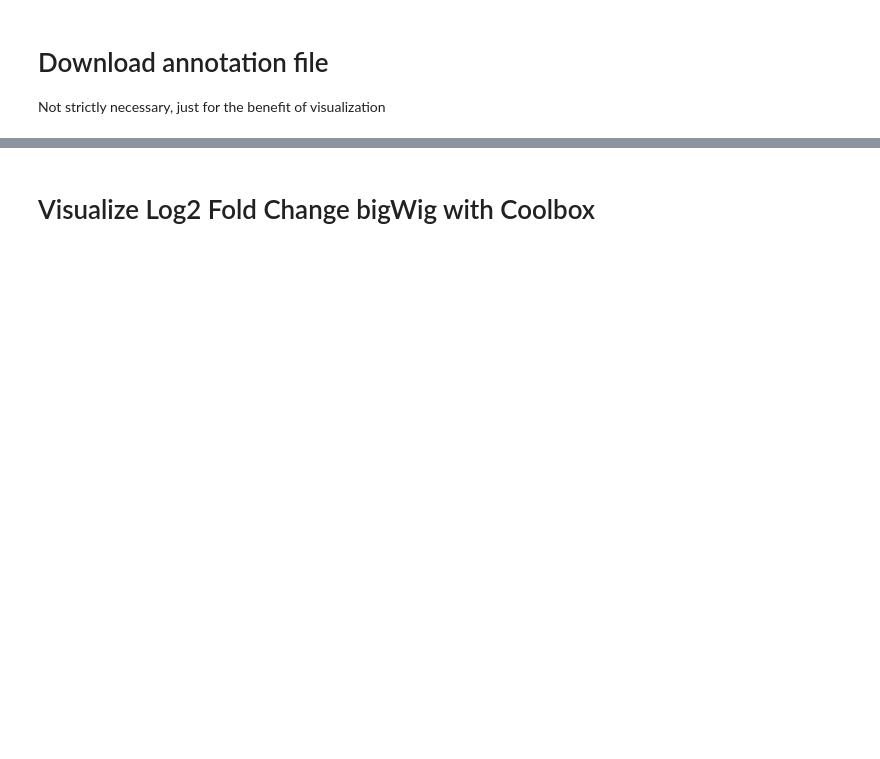
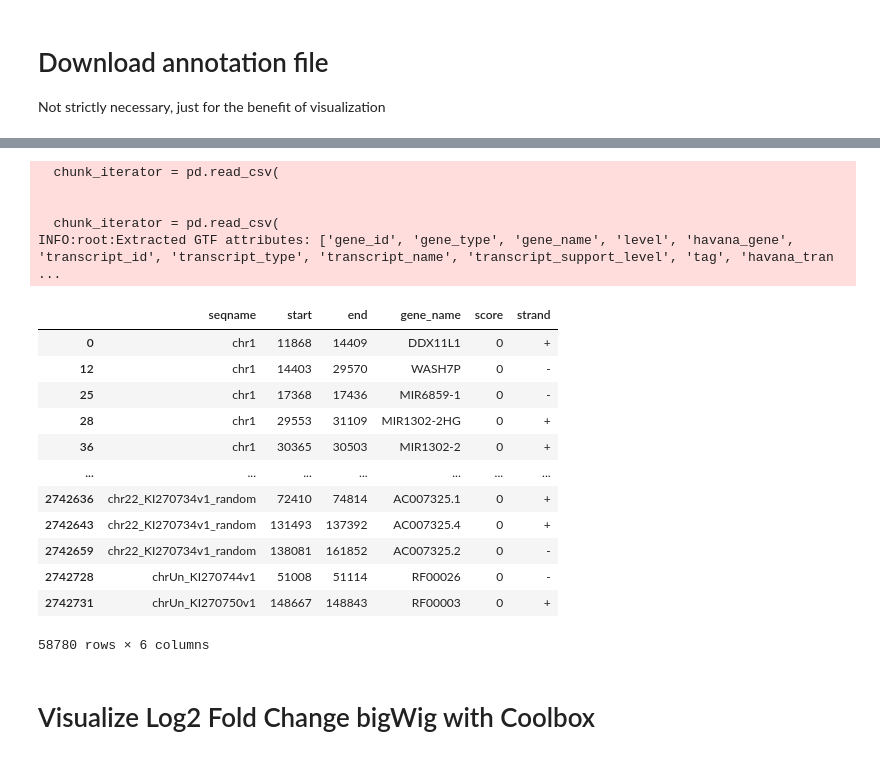
Before and after one commit to npdeloss/mepp, a Jupyter notebook: notebooks/Walkthrough_Motif_Centered_BigWig_Scored_Analysis.ipynb, the cells around one changed output, grey strips where cells are left out. Saved outputs shown, nothing was run; the diff lists cells and outputs as text; code cells hidden in the pictures; blank space fills up the shorter version.

```diff
--- a/notebooks/Walkthrough_Motif_Centered_BigWig_Scored_Analysis.ipynb
+++ b/notebooks/Walkthrough_Motif_Centered_BigWig_Scored_Analysis.ipynb
@@ -363,3 +394,30 @@ chr1    ensGene exon    13221   13374   .       +       .       gene_id "ENSG000
+# %%
+genes_df = read_gtf(genes_gtf_filepath)
+genes_df = genes_df[genes_df["feature"] == "gene"].copy()
+genes_df = genes_df[['seqname', 'start', 'end', 'gene_name', 'score', 'strand']].copy()
+genes_df['start'] = genes_df['start']-1
+genes_df['score'] = 0
+genes_df.to_csv(genes_bed_filepath, sep = '\t', index = False, header = None)
+genes_df
+# %% [output]
+  chunk_iterator = pd.read_csv(
+
+
+  chunk_iterator = pd.read_csv(
+INFO:root:Extracted GTF attributes: ['gene_id', 'gene_type', 'gene_name', 'level', 'havana_gene', 'transcript_id', 'transcript_type', 'transcript_name', 'transcript_support_level', 'tag', 'havana_tran ...
+|  | seqname | start | end | gene_name | score | strand |
+| 0 | chr1 | 11868 | 14409 | DDX11L1 | 0 | + |
+| 12 | chr1 | 14403 | 29570 | WASH7P | 0 | - |
+| 25 | chr1 | 17368 | 17436 | MIR6859-1 | 0 | - |
+| 28 | chr1 | 29553 | 31109 | MIR1302-2HG | 0 | + |
+| 36 | chr1 | 30365 | 30503 | MIR1302-2 | 0 | + |
+| ... | ... | ... | ... | ... | ... | ... |
+| 2742636 | chr22_KI270734v1_random | 72410 | 74814 | AC007325.1 | 0 | + |
+| 2742643 | chr22_KI270734v1_random | 131493 | 137392 | AC007325.4 | 0 | + |
+| 2742659 | chr22_KI270734v1_random | 138081 | 161852 | AC007325.2 | 0 | - |
+| 2742728 | chrUn_KI270744v1 | 51008 | 51114 | RF00026 | 0 | - |
+| 2742731 | chrUn_KI270750v1 | 148667 | 148843 | RF00003 | 0 | + |
+58780 rows × 6 columns
 # %% [markdown]
 # Visualize Log2 Fold Change bigWig with Coolbox
 # %%
```
Also changed, not shown: parts of 46 cells of this notebook, 1 other file.
